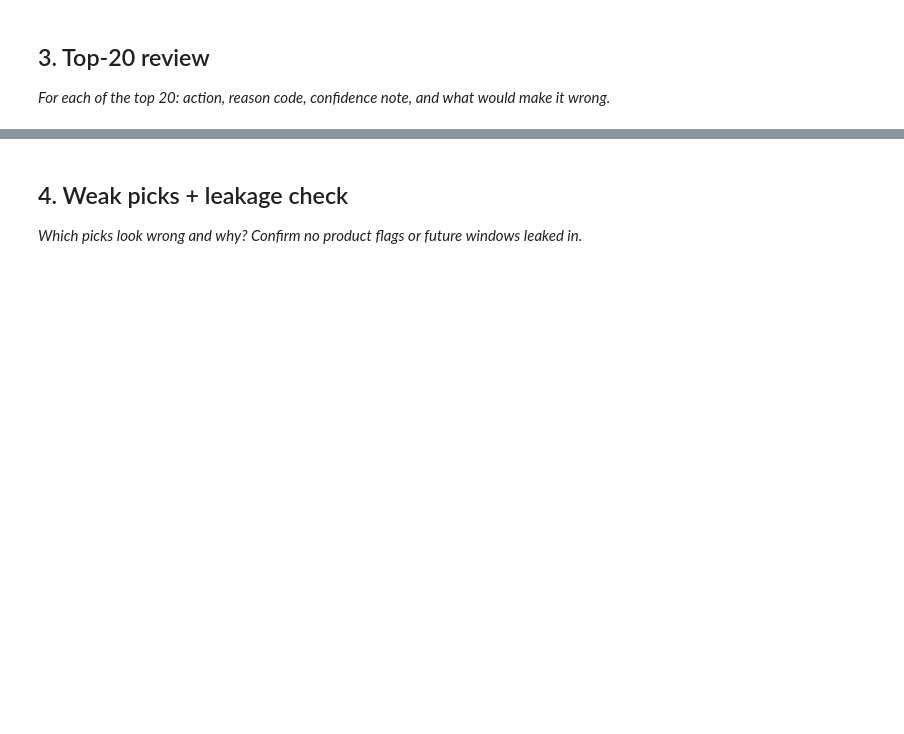
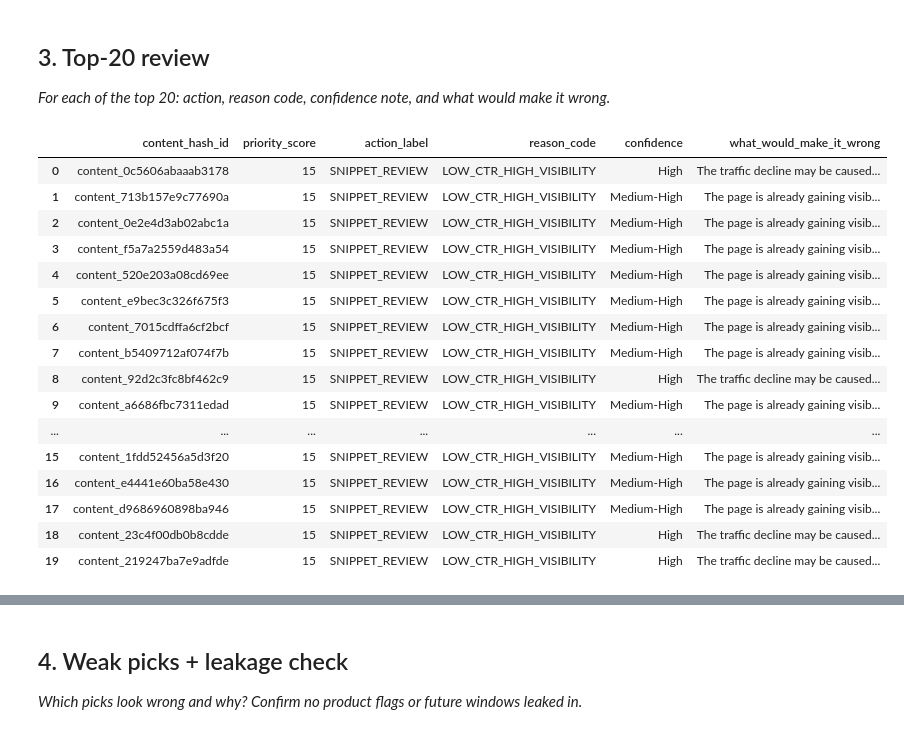
Before and after one commit to SaimAli0001/Flyrank-Internship-ml, a Jupyter notebook: work/notebooks/w04_baseline_score.ipynb, the cells around one changed output, grey strips where cells are left out. Saved outputs shown, nothing was run; the diff lists cells and outputs as text; code cells hidden in the pictures; blank space fills up the shorter version.

```diff
--- a/work/notebooks/w04_baseline_score.ipynb
+++ b/work/notebooks/w04_baseline_score.ipynb
@@ -29,0 +531,81 @@ This skeleton is yours to fill. Work the sections **in order** — each one has
+# %%
+top20_review = baseline_queue.head(20).copy()
+
+# Confidence
+top20_review["confidence"] = "Low"
+
+top20_review.loc[
+    (top20_review["priority_score"] == 15) &
+    (top20_review["impression_trend"] <= 0),
+    "confidence"
+] = "High"
+
+top20_review.loc[
+    (top20_review["priority_score"] == 15) &
+    (top20_review["impression_trend"] > 0),
+    "confidence"
+] = "Medium-High"
+
+top20_review.loc[
+    top20_review["priority_score"].between(13, 14),
+    "confidence"
+] = "Medium-High"
+
+top20_review.loc[
+    top20_review["priority_score"].between(11, 12),
+    "confidence"
+] = "Medium"
+
+# What would make it wrong
+top20_review["what_would_make_it_wrong"] = (
+    "Manual review should confirm that the snippet is the primary issue."
+)
+
+top20_review.loc[
+    top20_review["march_ctr"] == 0,
+    "what_would_make_it_wrong"
+] = (
+    "The page may receive impressions for irrelevant queries or be affected by SERP features rather than the snippet."
+)
+
+top20_review.loc[
+    top20_review["impression_trend"] < 0,
+    "what_would_make_it_wrong"
+] = (
+    "The traffic decline may be caused by seasonality, algorithm updates, or competitor activity rather than the snippet."
+)
+
+top20_review.loc[
+    top20_review["impression_trend"] > 0,
+    "what_would_make_it_wrong"
+] = (
+    "The page is already gaining visibility, so monitoring may be more appropriate before making changes."
+)
+top20_review[
+    [
+        "content_hash_id",
+        "priority_score",
+        "action_label",
+        "reason_code",
+        "confidence",
+        "what_would_make_it_wrong"
+    ]
+]
+# %% [output]
+|  | content_hash_id | priority_score | action_label | reason_code | confidence | what_would_make_it_wrong |
+| 0 | content_0c5606abaaab3178 | 15 | SNIPPET_REVIEW | LOW_CTR_HIGH_VISIBILITY | High | The traffic decline may be caused... |
+| 1 | content_713b157e9c77690a | 15 | SNIPPET_REVIEW | LOW_CTR_HIGH_VISIBILITY | Medium-High | The page is already gaining visib... |
+| 2 | content_0e2e4d3ab02abc1a | 15 | SNIPPET_REVIEW | LOW_CTR_HIGH_VISIBILITY | Medium-High | The page is already gaining visib... |
+| 3 | content_f5a7a2559d483a54 | 15 | SNIPPET_REVIEW | LOW_CTR_HIGH_VISIBILITY | Medium-High | The page is already gaining visib... |
+| 4 | content_520e203a08cd69ee | 15 | SNIPPET_REVIEW | LOW_CTR_HIGH_VISIBILITY | Medium-High | The page is already gaining visib... |
+| 5 | content_e9bec3c326f675f3 | 15 | SNIPPET_REVIEW | LOW_CTR_HIGH_VISIBILITY | Medium-High | The page is already gaining visib... |
+| 6 | content_7015cdffa6cf2bcf | 15 | SNIPPET_REVIEW | LOW_CTR_HIGH_VISIBILITY | Medium-High | The page is already gaining visib... |
+| 7 | content_b5409712af074f7b | 15 | SNIPPET_REVIEW | LOW_CTR_HIGH_VISIBILITY | Medium-High | The page is already gaining visib... |
+| 8 | content_92d2c3fc8bf462c9 | 15 | SNIPPET_REVIEW | LOW_CTR_HIGH_VISIBILITY | High | The traffic decline may be caused... |
+| 9 | content_a6686fbc7311edad | 15 | SNIPPET_REVIEW | LOW_CTR_HIGH_VISIBILITY | Medium-High | The page is already gaining visib... |
+| ... | ... | ... | ... | ... | ... | ... |
+| 15 | content_1fdd52456a5d3f20 | 15 | SNIPPET_REVIEW | LOW_CTR_HIGH_VISIBILITY | Medium-High | The page is already gaining visib... |
+| 16 | content_e4441e60ba58e430 | 15 | SNIPPET_REVIEW | LOW_CTR_HIGH_VISIBILITY | Medium-High | The page is already gaining visib... |
+| 17 | content_d9686960898ba946 | 15 | SNIPPET_REVIEW | LOW_CTR_HIGH_VISIBILITY | Medium-High | The page is already gaining visib... |
+| 18 | content_23c4f00db0b8cdde | 15 | SNIPPET_REVIEW | LOW_CTR_HIGH_VISIBILITY | High | The traffic decline may be caused... |
+| 19 | content_219247ba7e9adfde | 15 | SNIPPET_REVIEW | LOW_CTR_HIGH_VISIBILITY | High | The traffic decline may be caused... |
```
Also changed, not shown: parts of 25 cells of this notebook.
